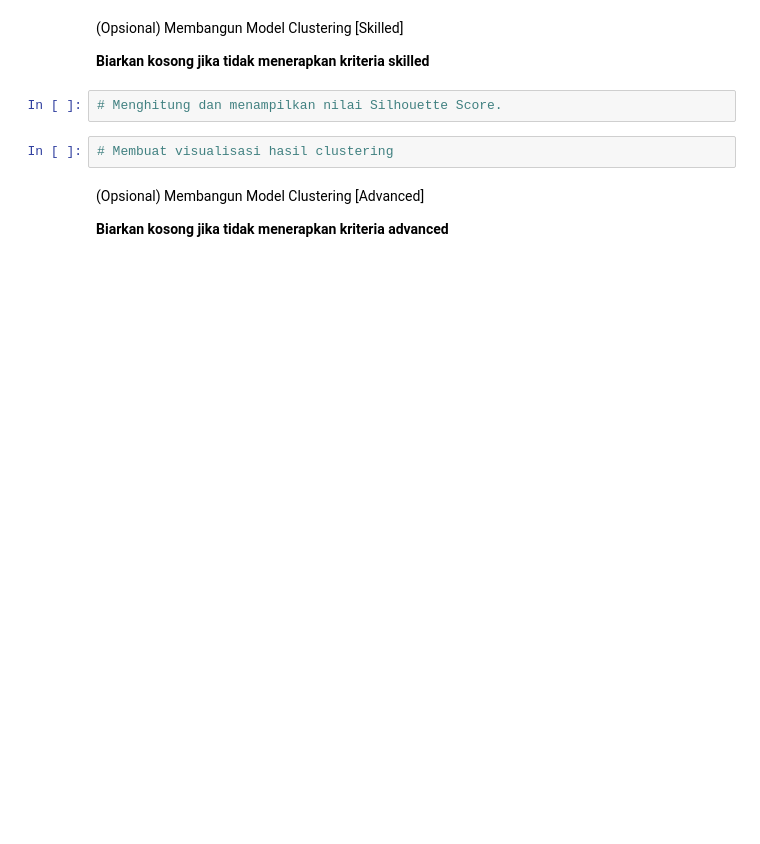
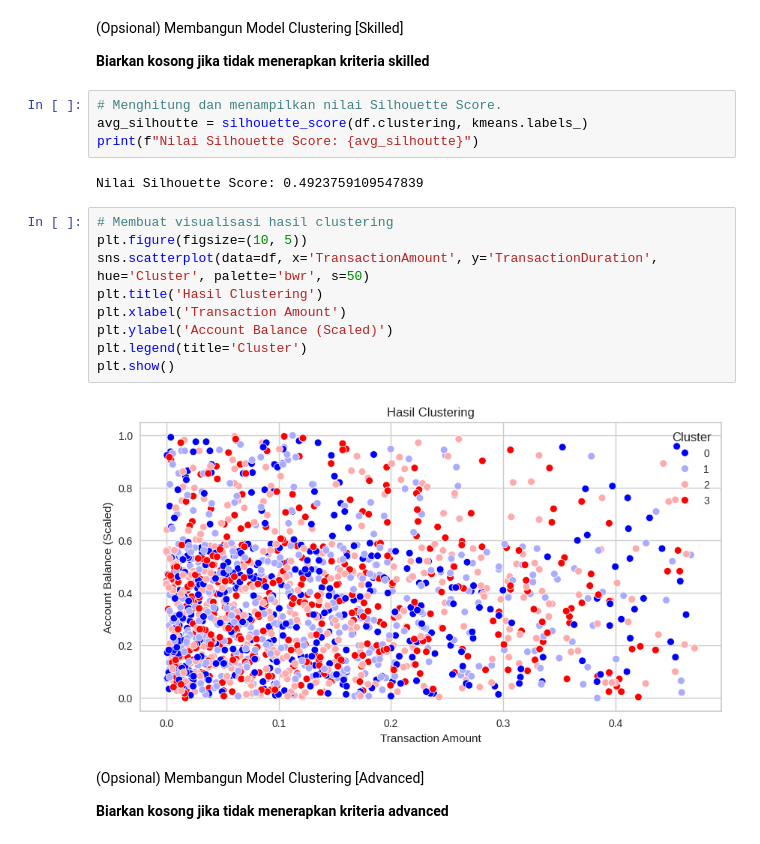
Before and after one commit to AndhikaKusumaW/Asah, a Jupyter notebook: [Clustering]_Submission_Akhir_BMLP_Andhika_Kusuma_Wardana.ipynb, the cells around one changed output. Drawn from its saved outputs; the diff is of its cells as text; blank space fills up the shorter version.

```diff
--- a/[Clustering]_Submission_Akhir_BMLP_Andhika_Kusuma_Wardana.ipynb
+++ b/[Clustering]_Submission_Akhir_BMLP_Andhika_Kusuma_Wardana.ipynb
@@ -395,8 +397,21 @@ NameError: name 'joblib' is not defined
 **Biarkan kosong jika tidak menerapkan kriteria skilled**
 # %%
 # Menghitung dan menampilkan nilai Silhouette Score.
+avg_silhoutte = silhouette_score(df.clustering, kmeans.labels_)
+print(f"Nilai Silhouette Score: {avg_silhoutte}")
+# %% [output]
+Nilai Silhouette Score: 0.4923759109547839
-# %%
-# Membuat visualisasi hasil clustering
+# %%
+# Membuat visualisasi hasil clustering
+plt.figure(figsize=(10, 5))
+sns.scatterplot(data=df, x='TransactionAmount', y='TransactionDuration', hue='Cluster', palette='bwr', s=50)
+plt.title('Hasil Clustering')
+plt.xlabel('Transaction Amount')
+plt.ylabel('Account Balance (Scaled)')
+plt.legend(title='Cluster')
+plt.show()
+# %% [output]
+[figure, added]
 # %% [markdown]
 (Opsional) Membangun Model Clustering [Advanced]
 
```
Also changed, not shown: parts of 15 cells of this notebook.
